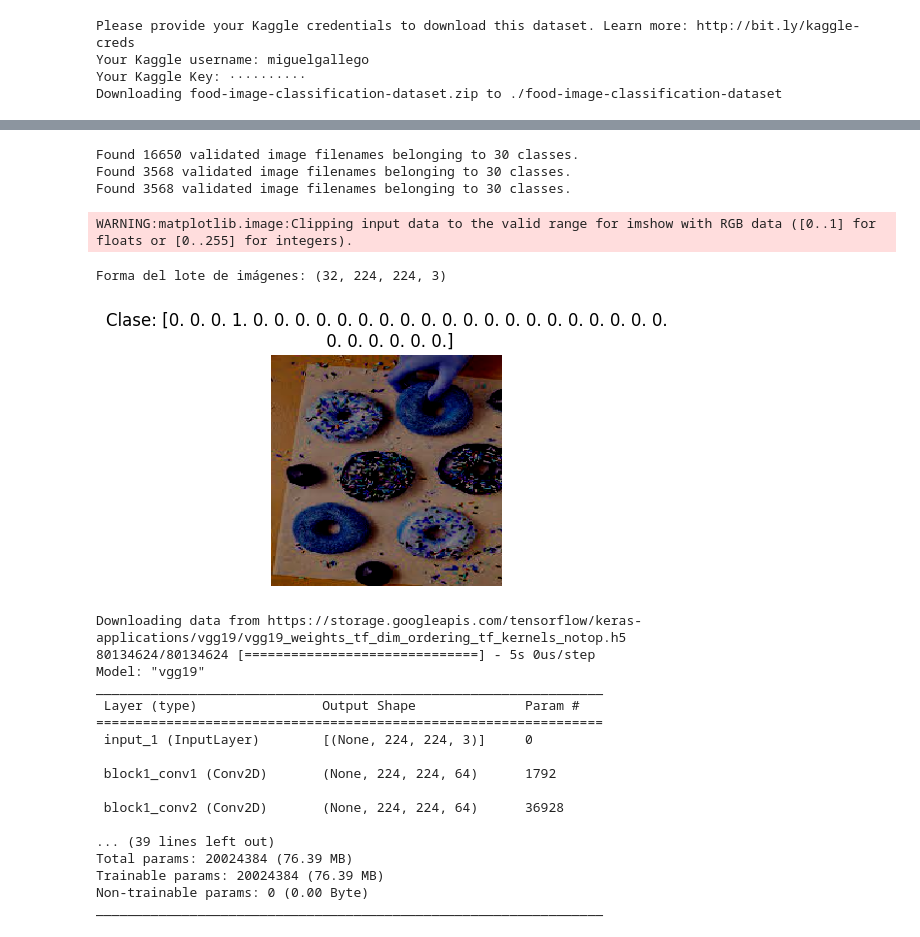
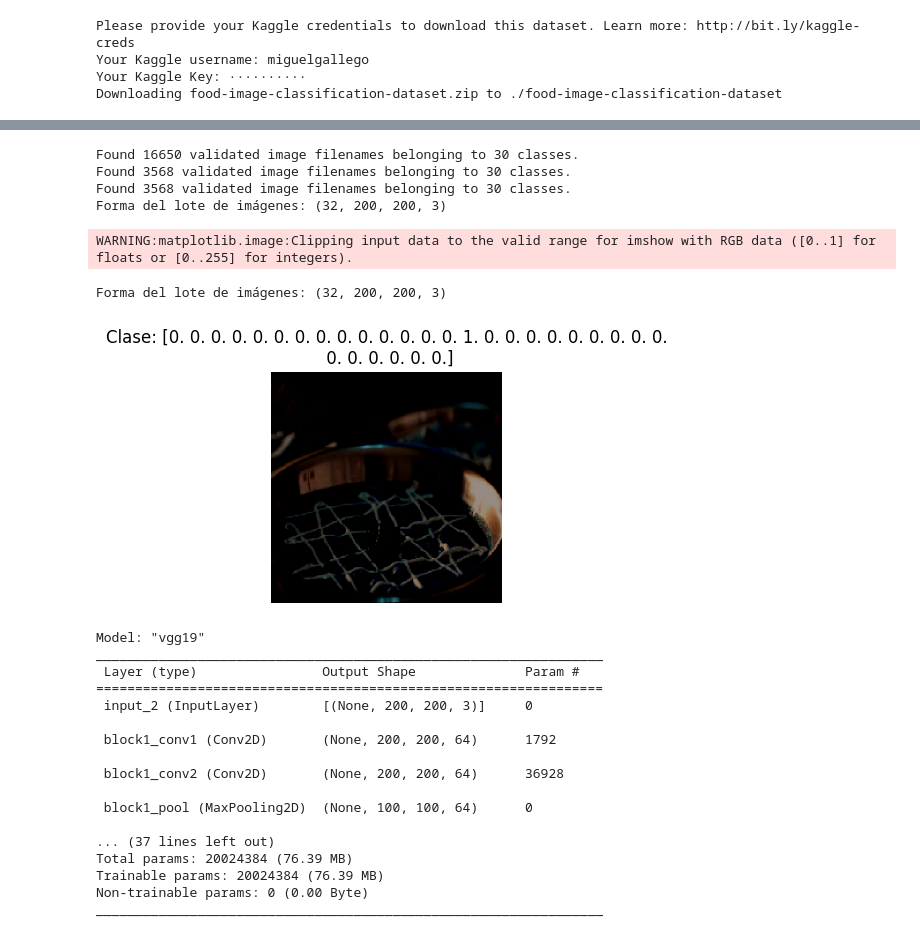
Before and after one commit to MiguelyGallego/FoodNet_Classifier, a Jupyter notebook: Modeling.ipynb, the cells around one changed output, grey strips where cells are left out. Saved outputs shown, nothing was run; the diff lists cells and outputs as text; code cells hidden in the pictures.

Commit message:
fix: change the model parameters so that gcp accepts requests without memory problems and retrains

```diff
--- a/Modeling.ipynb
+++ b/Modeling.ipynb
@@ -77,6 +58,7 @@ train_data, temp_data = train_test_split(balanced_data, test_size=0.3, random_st
 # Dividir los datos temporales en validación (50%) y prueba (50%)
 validation_data, test_data = train_test_split(temp_data, test_size=0.5, random_state=42)
 # %%
+import keras
 # Crea y define el ImageDataGenerator
 
 datagen = ImageDataGenerator(
@@ -89,7 +71,7 @@ batch_size = 32
 # Crear generadores de datos para entrenamiento, validación y prueba
 train_generator = datagen.flow_from_dataframe(
     dataframe = train_data,
-    target_size=(224, 224),  # Ajusta el tamaño según tu modelo
+    target_size=(200, 200),  # Ajusta el tamaño según tu modelo
     batch_size=batch_size,
     class_mode='categorical',
     shuffle=True
@@ -97,7 +79,7 @@ train_generator = datagen.flow_from_dataframe(
 
 validation_generator = datagen.flow_from_dataframe(
     dataframe = validation_data,
-    target_size=(224, 224),
+    target_size=(200, 200),
     batch_size=batch_size,
     class_mode='categorical',
     shuffle=False  # No es necesario mezclar los datos de validación
@@ -105,56 +87,57 @@ validation_generator = datagen.flow_from_dataframe(
 
 test_generator = datagen.flow_from_dataframe(
     dataframe = test_data,
-    target_size=(224, 224),
+    target_size=(200, 200),
     batch_size=batch_size,
     class_mode='categorical',
     shuffle=False  # No es necesario mezclar los datos de prueba
 )
 
-# images, img_labels = next(train_generator)
-# print("Forma del lote de imágenes:", images.shape)
+images, img_labels = next(train_generator)
+print("Forma del lote de imágenes:", images.shape)
 # %% [output]
 Found 16650 validated image filenames belonging to 30 classes.
 Found 3568 validated image filenames belonging to 30 classes.
 Found 3568 validated image filenames belonging to 30 classes.
+Forma del lote de imágenes: (32, 200, 200, 3)
 # %%
 # Tomar un lote de imágenes del generador
 images, img_labels = next(train_generator)
 
 # Verificar las formas de las imágenes en el lote
 print("Forma del lote de imágenes:", images.shape)  # Debería ser (batch_size, height, width, channels)
 
 # Seleccionar una imagen del lote (por ejemplo, la primera imagen)
-image = images[31]  # Cambia el índice si se desea visualizar otra imagen
+image = images[0]  # Cambia el índice si se desea visualizar otra imagen
 
 # Mostrar la imagen utilizando Matplotlib
 plt.figure(figsize=(3, 3))
 plt.imshow(image.squeeze())  # Asegúrate de usar 'gray' para imágenes en escala de grises
 plt.axis('off')  # Deshabilita los ejes
 plt.title(f'Clase: {img_labels[0]}')  # Muestra la etiqueta de clase (cambia si no usas one-hot encoding)
 plt.show()
 # %% [output]
 WARNING:matplotlib.image:Clipping input data to the valid range for imshow with RGB data ([0..1] for floats or [0..255] for integers).
-Forma del lote de imágenes: (32, 224, 224, 3)
+Forma del lote de imágenes: (32, 200, 200, 3)
-[figure, old version]
+[figure, new version]
 # %%
 # Cargar y visualizar modelo preentrenado
-base_model = VGG19(weights='imagenet', include_top=False, input_shape=(224, 224, 3))
+base_model = VGG19(weights='imagenet', include_top=False, input_shape=(200, 200, 3))
 base_model.summary()
 # %% [output]
-Downloading data from https://storage.googleapis.com/tensorflow/keras-applications/vgg19/vgg19_weights_tf_dim_ordering_tf_kernels_notop.h5
-80134624/80134624 [==============================] - 5s 0us/step
 Model: "vgg19"
 _________________________________________________________________
  Layer (type)                Output Shape              Param #
 =================================================================
- input_1 (InputLayer)        [(None, 224, 224, 3)]     0
+ input_2 (InputLayer)        [(None, 200, 200, 3)]     0
 
- block1_conv1 (Conv2D)       (None, 224, 224, 64)      1792
+ block1_conv1 (Conv2D)       (None, 200, 200, 64)      1792
 
- block1_conv2 (Conv2D)       (None, 224, 224, 64)      36928
+ block1_conv2 (Conv2D)       (None, 200, 200, 64)      36928
 
-... (39 lines left out)
+ block1_pool (MaxPooling2D)  (None, 100, 100, 64)      0
+
+... (37 lines left out)
 Total params: 20024384 (76.39 MB)
 Trainable params: 20024384 (76.39 MB)
 Non-trainable params: 0 (0.00 Byte)
```
Also changed, not shown: parts of 12 cells of this notebook.
